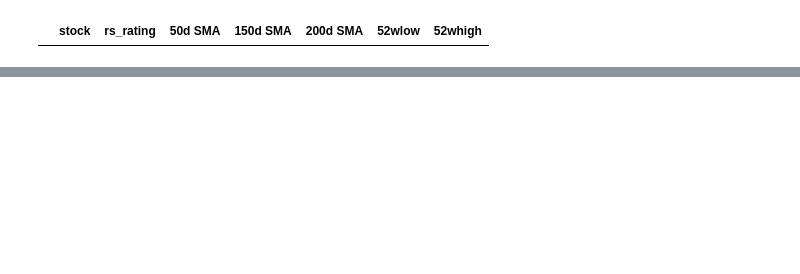
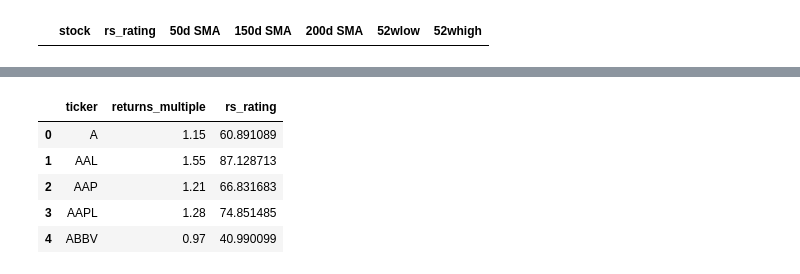
Before and after one commit to CacheKatch/stock_scanner_deploy, a Jupyter notebook: stockscan.ipynb, the cells around one changed output, grey strips where cells are left out. Cells and saved outputs as stored; diff of their text form; code cells hidden in the pictures; blank space fills up the shorter version.

```diff
--- a/stockscan.ipynb
+++ b/stockscan.ipynb
@@ -60,7 +60,7 @@ index_return
 for ticker in tickers:
     # Download historical data as a csv file for each stock
     df = pdr.get_data_yahoo(ticker, start_date, end_date)
-    df.to_csv(f'{ticker}.csv')
+    df.to_csv(f'csv_files/{ticker}.csv')
 
     # Calculating returns relative to the market
     df['perc_change'] = df['Adj Close'].pct_change()
@@ -92,0 +124,15 @@ IndexError: index -1 is out of bounds for axis 0 with size 0
+# %%
+# Creating DataFrame with only top 30% of stocks
+
+rs_df = pd.DataFrame(list(zip(tickers, returns_multiples)), columns=['ticker','returns_multiple'])
+# %%
+rs_df['rs_rating'] = rs_df.returns_multiple.rank(pct=True)*100
+# %%
+rs_df.head()
+# %% [output]
+|  | ticker | returns_multiple | rs_rating |
+| 0 | A | 1.15 | 60.891089 |
+| 1 | AAL | 1.55 | 87.128713 |
+| 2 | AAP | 1.21 | 66.831683 |
+| 3 | AAPL | 1.28 | 74.851485 |
+| 4 | ABBV | 0.97 | 40.990099 |
```
Also changed, not shown: parts of 10 cells of this notebook.
